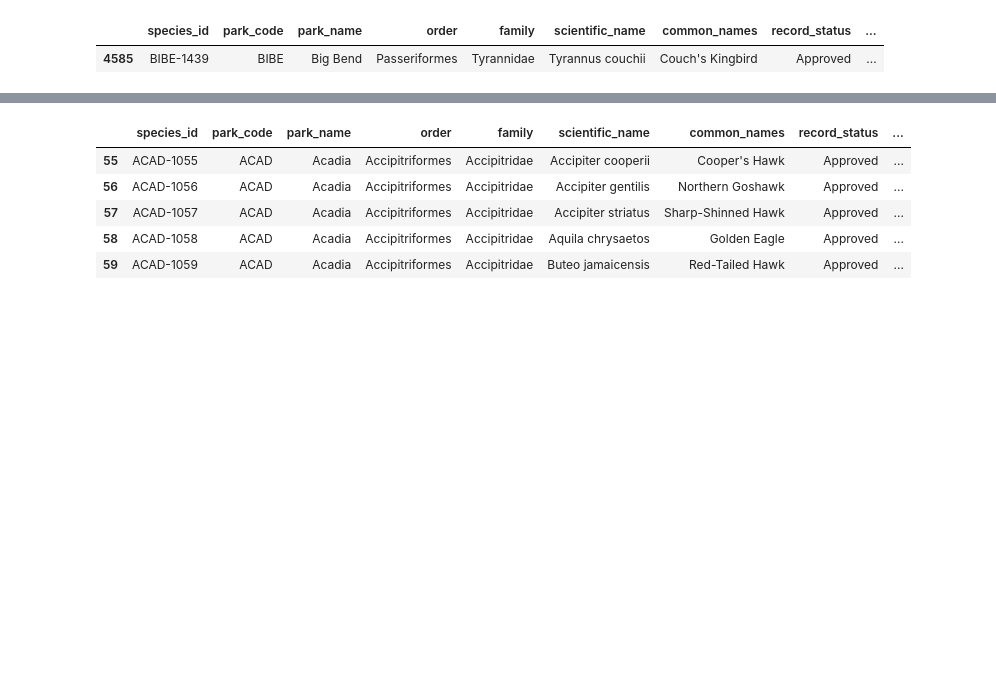
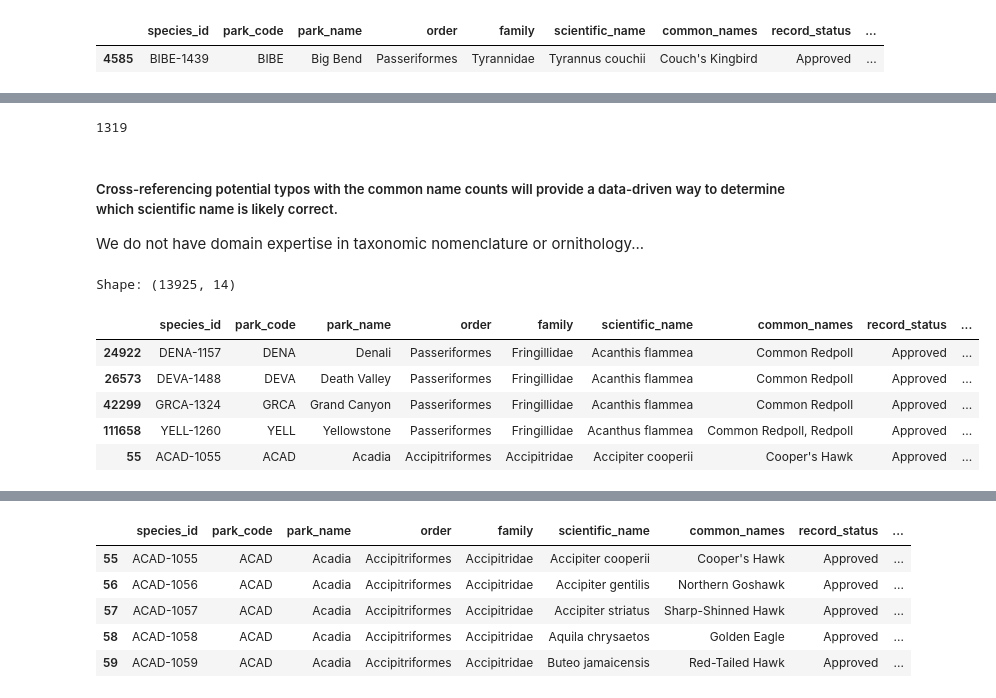
Before and after one commit to pineapple-bois/USNationalParks, a Jupyter notebook: Species.ipynb, the cells around one changed output, grey strips where cells are left out. Drawn from its saved outputs; the diff is of its cells as text; code cells hidden in the pictures; blank space fills up the shorter version.

```diff
--- a/Species.ipynb
+++ b/Species.ipynb
@@ -1188,5 +1181,12 @@ unusual_common_names
 | 58589 | HAVO-1061 | HAVO | Hawaii Volcanoes | Passeriformes | Fringillidae | Hemignathus wilsoni | ´Akiap_L_´Au | Approved | ... |
 | 58605 | HAVO-1077 | HAVO | Hawaii Volcanoes | Passeriformes | Turdidae | Myadestes obscurus | ´_Ma´_, Hawai´I Thrush | Approved | ... |
+# %%
+# Change manually for genus species records and numeric/strange characters
+birds.loc[111, 'common_names'] = 'Black Guillemot'
+birds.loc[26297, 'common_names'] = "Yellow Warbler"
+birds.loc[26777, 'common_names'] = "Pileated Woodpecker"
+birds.loc[19387, 'common_names'] = 'Northern Three-Toed Woodpecker'
+birds.loc[42377, 'common_names'] = "Lucy's Warbler"
 # %%
 tyrannus_mix = birds[birds['scientific_name'].str.contains("Tyrannus melancholicus couchii", na=False)]
 tyrannus_mix
@@ -1211,4 +1211,8 @@ tyrannus2
 |  | species_id | park_code | park_name | order | family | scientific_name | common_names | record_status | ... |
 | 4585 | BIBE-1439 | BIBE | Big Bend | Passeriformes | Tyrannidae | Tyrannus couchii | Couch's Kingbird | Approved | ... |
 # %%
-# Drop index 30773
+# Drop the record with index 30773
+birds.drop(index=30773, inplace=True)
+
+# Verify the record has been dropped
+assert not 30773 in birds.index, "30773 exists in birds df"
@@ -1214,0 +1243,24 @@ tyrannus2
+# %%
+print(len(sci_name_common_name_counts))
+# %% [output]
+1319
+# %% [markdown]
+##### Cross-referencing potential typos with the common name counts will provide a data-driven way to determine which scientific name is likely correct.
+We do not have domain expertise in taxonomic nomenclature or ornithology...
+# %%
+# DataFrame ordered by scientific name in ascending order
+birds_sorted = birds.sort_values(by='scientific_name', ascending=True)
+
+two_word_sci_names = birds_sorted[birds_sorted['scientific_name'].str.split().str.len() == 2]
+three_or_more_word_sci_names = birds_sorted[birds_sorted['scientific_name'].str.split().str.len() >= 3]
+# %%
+print(f"Shape: {two_word_sci_names.shape}")
+two_word_sci_names.head()
+# %% [output]
+Shape: (13925, 14)
+|  | species_id | park_code | park_name | order | family | scientific_name | common_names | record_status | ... |
+| 24922 | DENA-1157 | DENA | Denali | Passeriformes | Fringillidae | Acanthis flammea | Common Redpoll | Approved | ... |
+| 26573 | DEVA-1488 | DEVA | Death Valley | Passeriformes | Fringillidae | Acanthis flammea | Common Redpoll | Approved | ... |
+| 42299 | GRCA-1324 | GRCA | Grand Canyon | Passeriformes | Fringillidae | Acanthis flammea | Common Redpoll | Approved | ... |
+| 111658 | YELL-1260 | YELL | Yellowstone | Passeriformes | Fringillidae | Acanthus flammea | Common Redpoll, Redpoll | Approved | ... |
+| 55 | ACAD-1055 | ACAD | Acadia | Accipitriformes | Accipitridae | Accipiter cooperii | Cooper's Hawk | Approved | ... |
```
Also changed, not shown: parts of 90 cells of this notebook.
